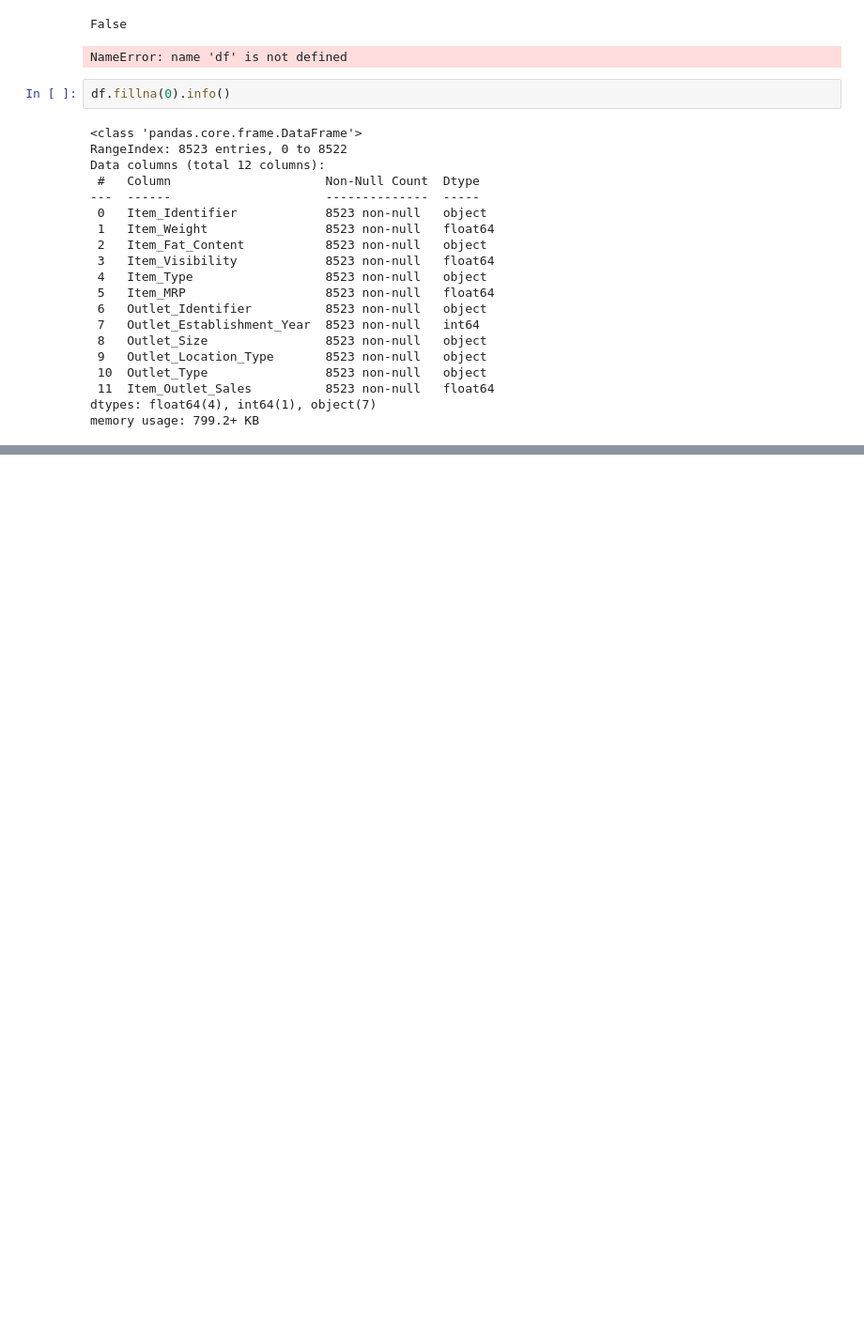
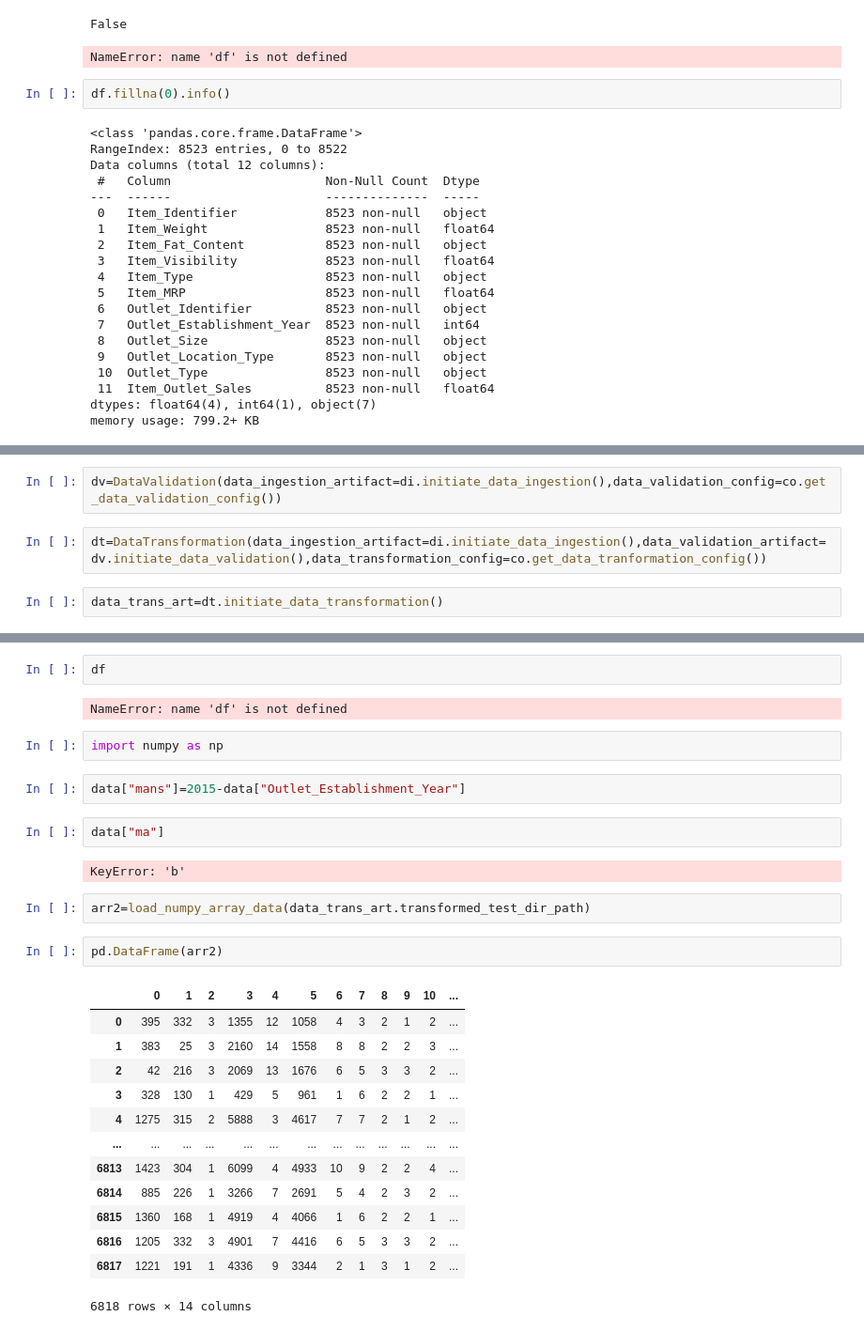
Before and after one commit to manasjaiswal/MLOPS1, a Jupyter notebook: notebook.ipynb, the cells around one changed output, grey strips where cells are left out. Shown at 94% size. Drawn from its saved outputs; the diff is of its cells as text; blank space fills up the shorter version.

```diff
--- a/notebook.ipynb
+++ b/notebook.ipynb
@@ -415,0 +542,6 @@ memory usage: 799.2+ KB
+# %%
+dv=DataValidation(data_ingestion_artifact=di.initiate_data_ingestion(),data_validation_config=co.get_data_validation_config())
+# %%
+dt=DataTransformation(data_ingestion_artifact=di.initiate_data_ingestion(),data_validation_artifact=dv.initiate_data_validation(),data_transformation_config=co.get_data_tranformation_config())
+# %%
+data_trans_art=dt.initiate_data_transformation()
@@ -415,0 +607,30 @@ memory usage: 799.2+ KB
+# %%
+df
+# %% [output]
+NameError: name 'df' is not defined
+# %%
+import numpy as np
+# %%
+data["mans"]=2015-data["Outlet_Establishment_Year"]
+# %%
+data["ma"]
+# %% [output]
+KeyError: 'b'
+# %%
+arr2=load_numpy_array_data(data_trans_art.transformed_test_dir_path)
+# %%
+pd.DataFrame(arr2)
+# %% [output]
+|  | 0 | 1 | 2 | 3 | 4 | 5 | 6 | 7 | 8 | 9 | 10 | ... |
+| 0 | 395 | 332 | 3 | 1355 | 12 | 1058 | 4 | 3 | 2 | 1 | 2 | ... |
+| 1 | 383 | 25 | 3 | 2160 | 14 | 1558 | 8 | 8 | 2 | 2 | 3 | ... |
+| 2 | 42 | 216 | 3 | 2069 | 13 | 1676 | 6 | 5 | 3 | 3 | 2 | ... |
+| 3 | 328 | 130 | 1 | 429 | 5 | 961 | 1 | 6 | 2 | 2 | 1 | ... |
+| 4 | 1275 | 315 | 2 | 5888 | 3 | 4617 | 7 | 7 | 2 | 1 | 2 | ... |
+| ... | ... | ... | ... | ... | ... | ... | ... | ... | ... | ... | ... | ... |
+| 6813 | 1423 | 304 | 1 | 6099 | 4 | 4933 | 10 | 9 | 2 | 2 | 4 | ... |
+| 6814 | 885 | 226 | 1 | 3266 | 7 | 2691 | 5 | 4 | 2 | 3 | 2 | ... |
+| 6815 | 1360 | 168 | 1 | 4919 | 4 | 4066 | 1 | 6 | 2 | 2 | 1 | ... |
+| 6816 | 1205 | 332 | 3 | 4901 | 7 | 4416 | 6 | 5 | 3 | 3 | 2 | ... |
+| 6817 | 1221 | 191 | 1 | 4336 | 9 | 3344 | 2 | 1 | 3 | 1 | 2 | ... |
+6818 rows × 14 columns
```
Also changed, not shown: parts of 60 cells of this notebook, 26 other files.
